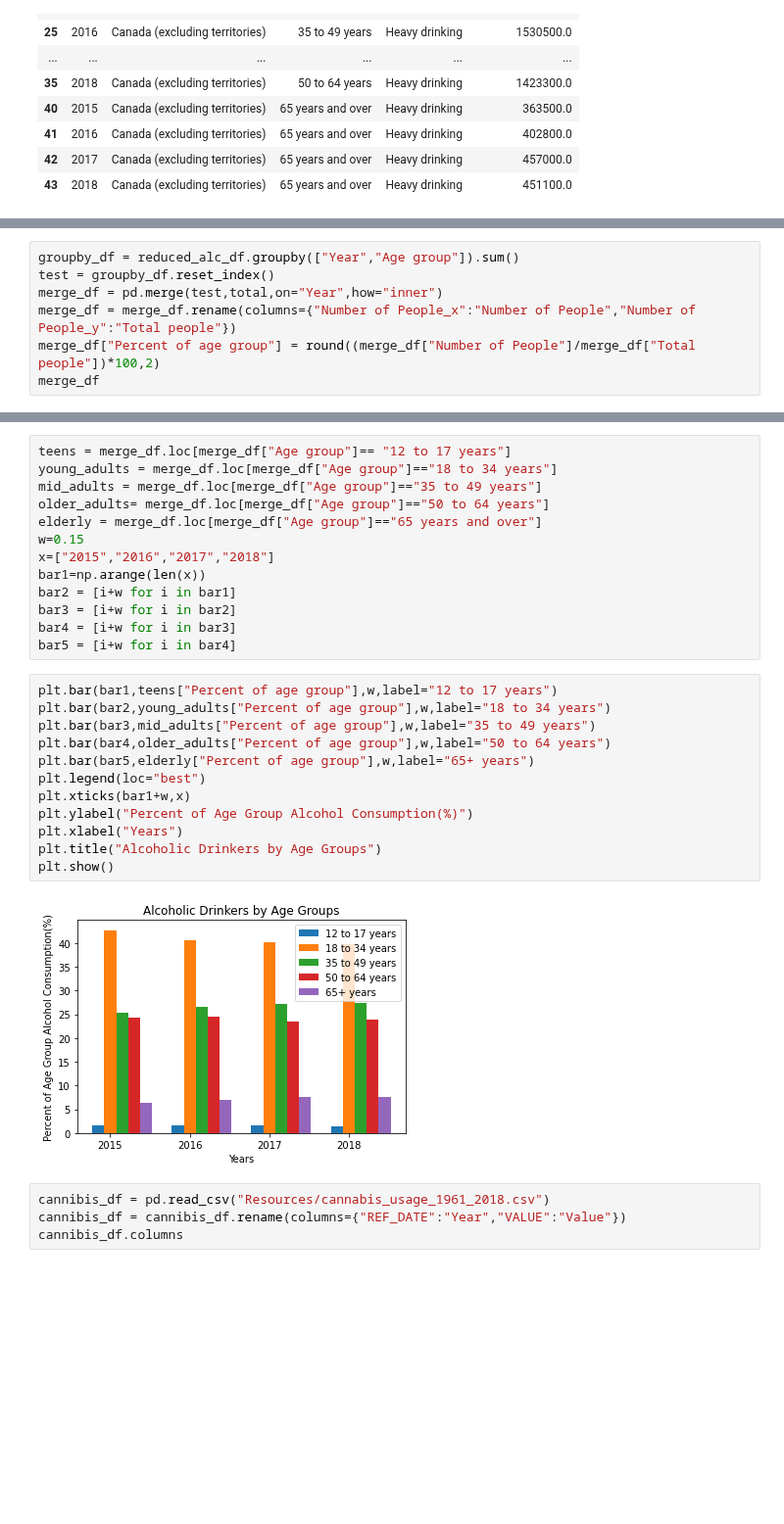
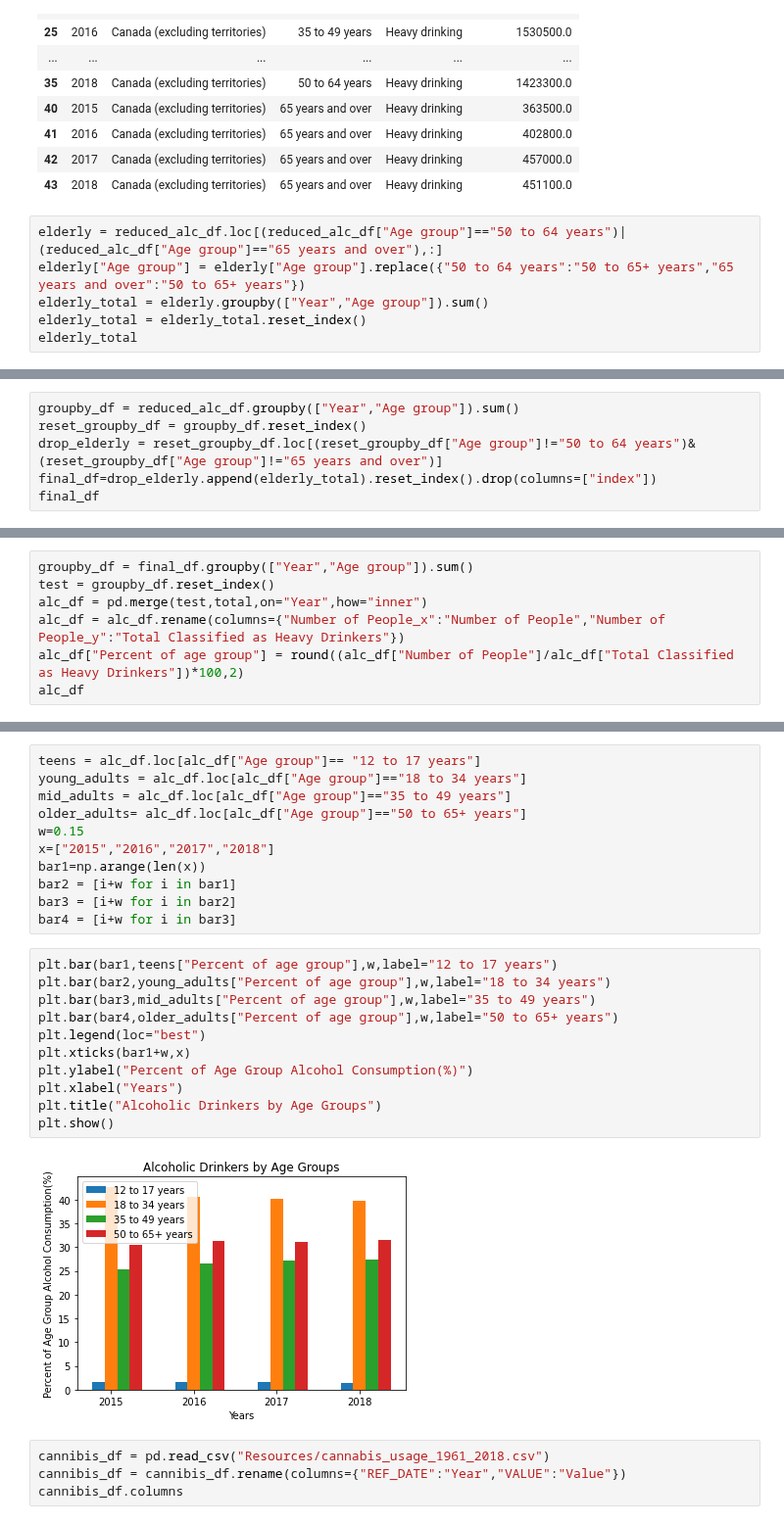
Before and after one commit to MattDavies1/Data-Bootcamp-Project, a Jupyter notebook: alc_cannabis_consumption.ipynb, the cells around one changed output, grey strips where cells are left out. Shown at 98% size. Cells and saved outputs as stored; diff of their text form; blank space fills up the shorter version.

```diff
--- a/alc_cannabis_consumption.ipynb
+++ b/alc_cannabis_consumption.ipynb
@@ -58,3 +59,9 @@ reduced_alc_df
 | 41 | 2016 | Canada (excluding territories) | 65 years and over | Heavy drinking | 402800.0 |
 | 42 | 2017 | Canada (excluding territories) | 65 years and over | Heavy drinking | 457000.0 |
 | 43 | 2018 | Canada (excluding territories) | 65 years and over | Heavy drinking | 451100.0 |
+# %%
+elderly = reduced_alc_df.loc[(reduced_alc_df["Age group"]=="50 to 64 years")|(reduced_alc_df["Age group"]=="65 years and over"),:]
+elderly["Age group"] = elderly["Age group"].replace({"50 to 64 years":"50 to 65+ years","65 years and over":"50 to 65+ years"})
+elderly_total = elderly.groupby(["Year","Age group"]).sum()
+elderly_total = elderly_total.reset_index()
+elderly_total
@@ -60,0 +79,6 @@ reduced_alc_df
+# %%
+groupby_df = reduced_alc_df.groupby(["Year","Age group"]).sum()
+reset_groupby_df = groupby_df.reset_index()
+drop_elderly = reset_groupby_df.loc[(reset_groupby_df["Age group"]!="50 to 64 years")&(reset_groupby_df["Age group"]!="65 years and over")]
+final_df=drop_elderly.append(elderly_total).reset_index().drop(columns=["index"])
+final_df
@@ -61,8 +103,8 @@ reduced_alc_df
 # %%
-groupby_df = reduced_alc_df.groupby(["Year","Age group"]).sum()
+groupby_df = final_df.groupby(["Year","Age group"]).sum()
 test = groupby_df.reset_index()
-merge_df = pd.merge(test,total,on="Year",how="inner")
-merge_df = merge_df.rename(columns={"Number of People_x":"Number of People","Number of People_y":"Total people"})
-merge_df["Percent of age group"] = round((merge_df["Number of People"]/merge_df["Total people"])*100,2)
-merge_df
+alc_df = pd.merge(test,total,on="Year",how="inner")
+alc_df = alc_df.rename(columns={"Number of People_x":"Number of People","Number of People_y":"Total Classified as Heavy Drinkers"})
+alc_df["Percent of age group"] = round((alc_df["Number of People"]/alc_df["Total Classified as Heavy Drinkers"])*100,2)
+alc_df
 # %% [output]
@@ -86,30 +128,27 @@ merge_df
 # %%
-teens = merge_df.loc[merge_df["Age group"]== "12 to 17 years"]
-young_adults = merge_df.loc[merge_df["Age group"]=="18 to 34 years"]
-mid_adults = merge_df.loc[merge_df["Age group"]=="35 to 49 years"]
-older_adults= merge_df.loc[merge_df["Age group"]=="50 to 64 years"]
-elderly = merge_df.loc[merge_df["Age group"]=="65 years and over"]
+teens = alc_df.loc[alc_df["Age group"]== "12 to 17 years"]
+young_adults = alc_df.loc[alc_df["Age group"]=="18 to 34 years"]
+mid_adults = alc_df.loc[alc_df["Age group"]=="35 to 49 years"]
+older_adults= alc_df.loc[alc_df["Age group"]=="50 to 65+ years"]
 w=0.15
 x=["2015","2016","2017","2018"]
 bar1=np.arange(len(x))
 bar2 = [i+w for i in bar1]
 bar3 = [i+w for i in bar2]
 bar4 = [i+w for i in bar3]
-bar5 = [i+w for i in bar4]
 # %%
 plt.bar(bar1,teens["Percent of age group"],w,label="12 to 17 years")
 plt.bar(bar2,young_adults["Percent of age group"],w,label="18 to 34 years")
 plt.bar(bar3,mid_adults["Percent of age group"],w,label="35 to 49 years")
-plt.bar(bar4,older_adults["Percent of age group"],w,label="50 to 64 years")
-plt.bar(bar5,elderly["Percent of age group"],w,label="65+ years")
+plt.bar(bar4,older_adults["Percent of age group"],w,label="50 to 65+ years")
 plt.legend(loc="best")
 plt.xticks(bar1+w,x)
 plt.ylabel("Percent of Age Group Alcohol Consumption(%)")
 plt.xlabel("Years")
 plt.title("Alcoholic Drinkers by Age Groups")
 plt.show()
 # %% [output]
-[figure, old version]
+[figure, new version]
 # %%
 cannibis_df = pd.read_csv("Resources/cannabis_usage_1961_2018.csv")
 cannibis_df = cannibis_df.rename(columns={"REF_DATE":"Year","VALUE":"Value"})
```
Also changed, not shown: parts of 12 cells of this notebook, 2 other files.
